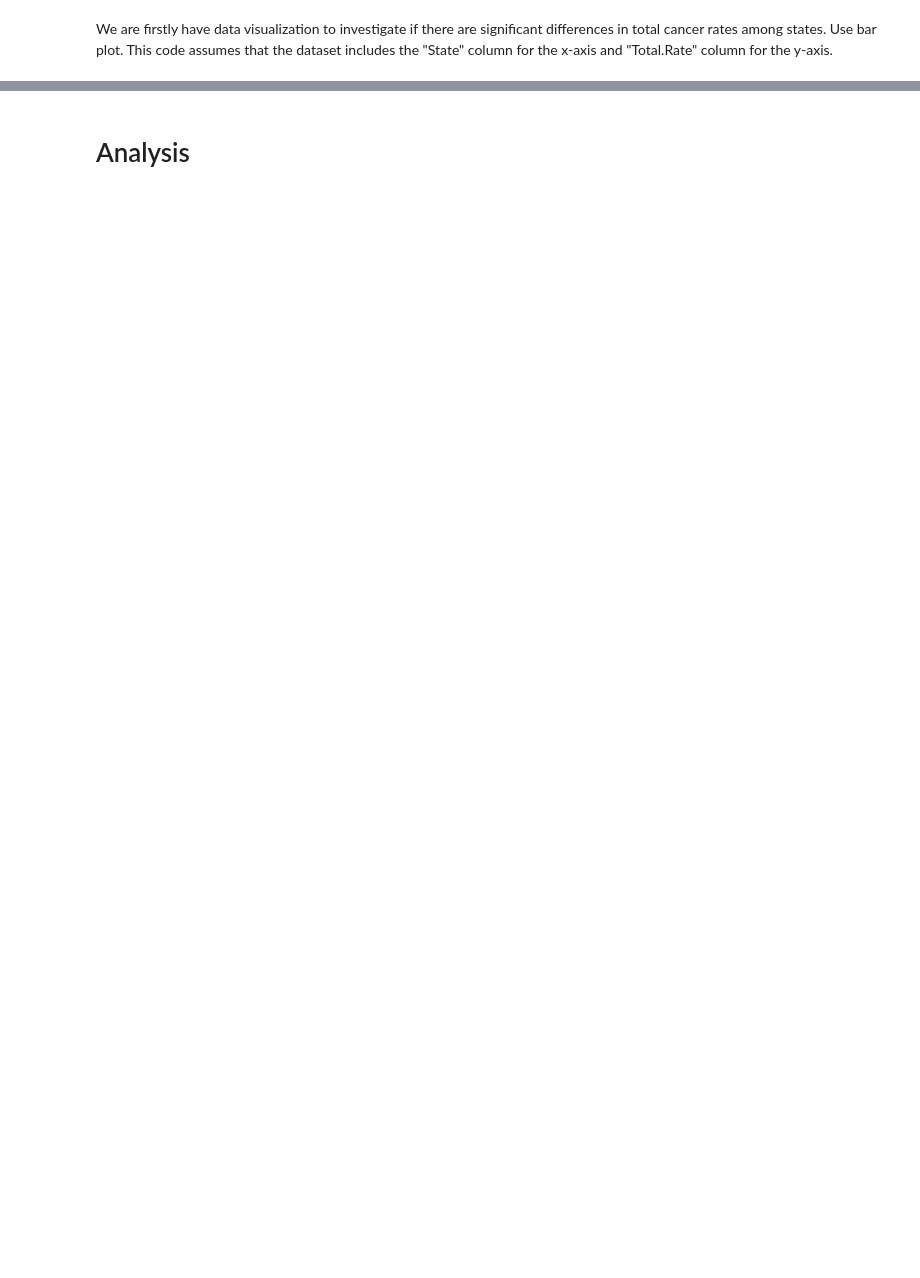
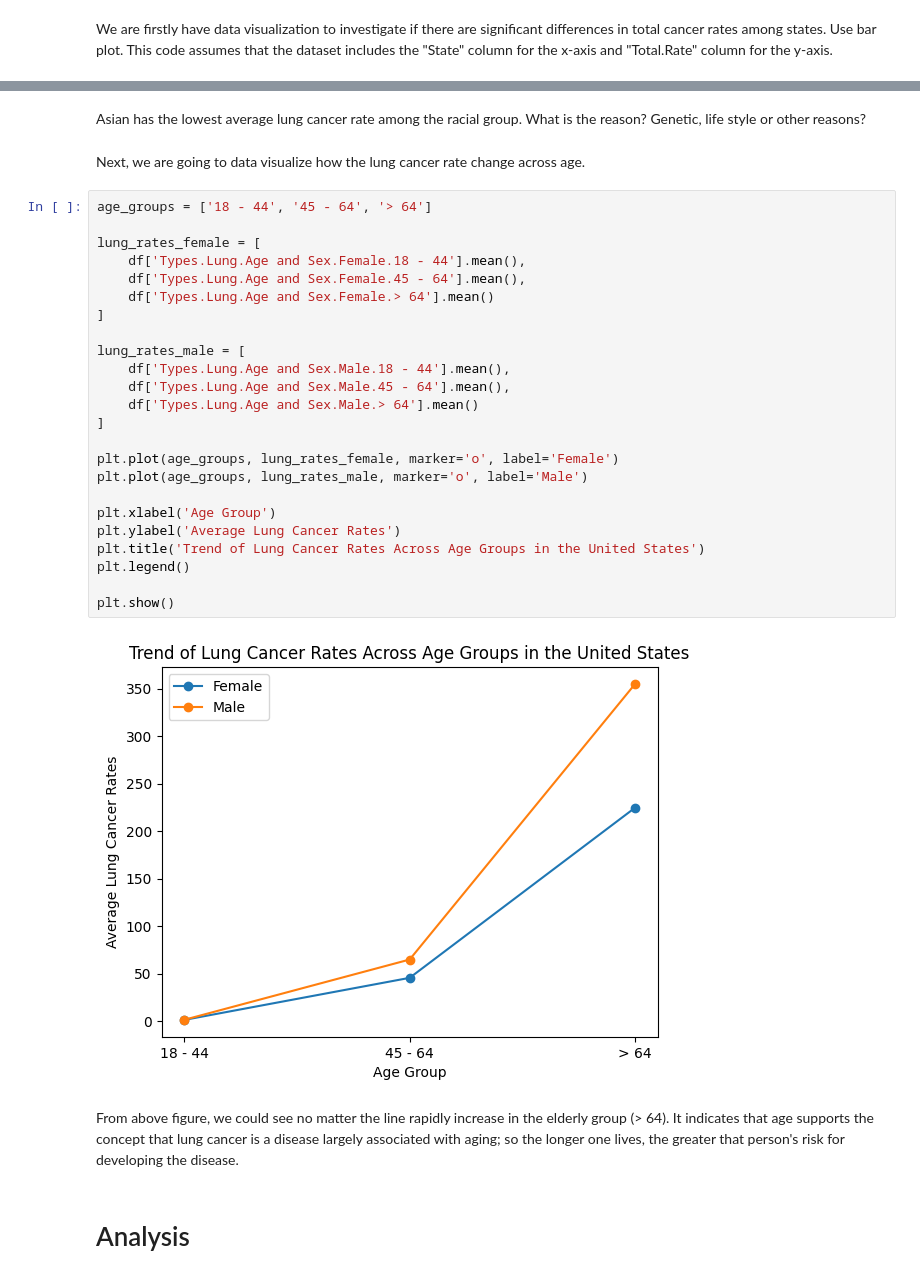
Before and after one commit to Rickyoung221/DH140_Final_Project, a Jupyter notebook: Topic.ipynb, the cells around one changed output, grey strips where cells are left out. Saved outputs shown, nothing was run; the diff lists cells and outputs as text; blank space fills up the shorter version.

```diff
--- a/Topic.ipynb
+++ b/Topic.ipynb
@@ -102,3 +300,35 @@ As above figure shown, Utah is the state which has the lowest cancer death rate.
+# %% [markdown]
+Asian has the lowest average lung cancer rate among the racial group. What is the reason? Genetic, life style or other reasons?
+# %% [markdown]
+Next, we are going to data visualize how the lung cancer rate change across age.
+# %%
+age_groups = ['18 - 44', '45 - 64', '> 64']
+
+lung_rates_female = [
+    df['Types.Lung.Age and Sex.Female.18 - 44'].mean(),
+    df['Types.Lung.Age and Sex.Female.45 - 64'].mean(),
+    df['Types.Lung.Age and Sex.Female.> 64'].mean()
+]
+
+lung_rates_male = [
+    df['Types.Lung.Age and Sex.Male.18 - 44'].mean(),
+    df['Types.Lung.Age and Sex.Male.45 - 64'].mean(),
+    df['Types.Lung.Age and Sex.Male.> 64'].mean()
+]
+
+plt.plot(age_groups, lung_rates_female, marker='o', label='Female')
+plt.plot(age_groups, lung_rates_male, marker='o', label='Male')
+
+plt.xlabel('Age Group')
+plt.ylabel('Average Lung Cancer Rates')
+plt.title('Trend of Lung Cancer Rates Across Age Groups in the United States')
+plt.legend()
+
+plt.show()
+# %% [output]
+[figure, added]
+# %% [markdown]
+From above figure, we could see no matter the line rapidly increase in the elderly group (> 64). It indicates that age supports the concept that lung cancer is a disease largely associated with aging; so the longer one lives, the greater that person's risk for developing the disease.
 # %% [markdown]
 # Analysis
 # %% [markdown]
```
Also changed, not shown: parts of 23 cells of this notebook, 2 other files.
